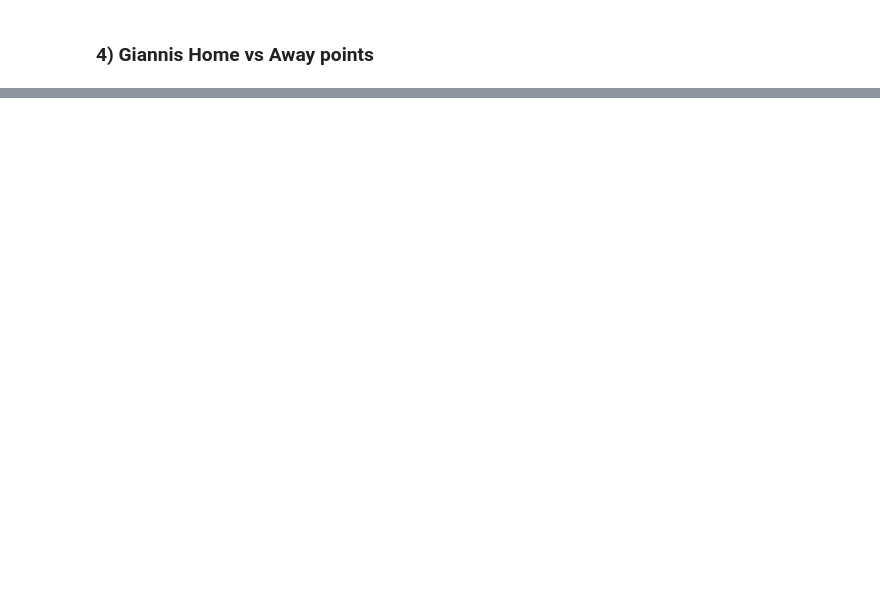
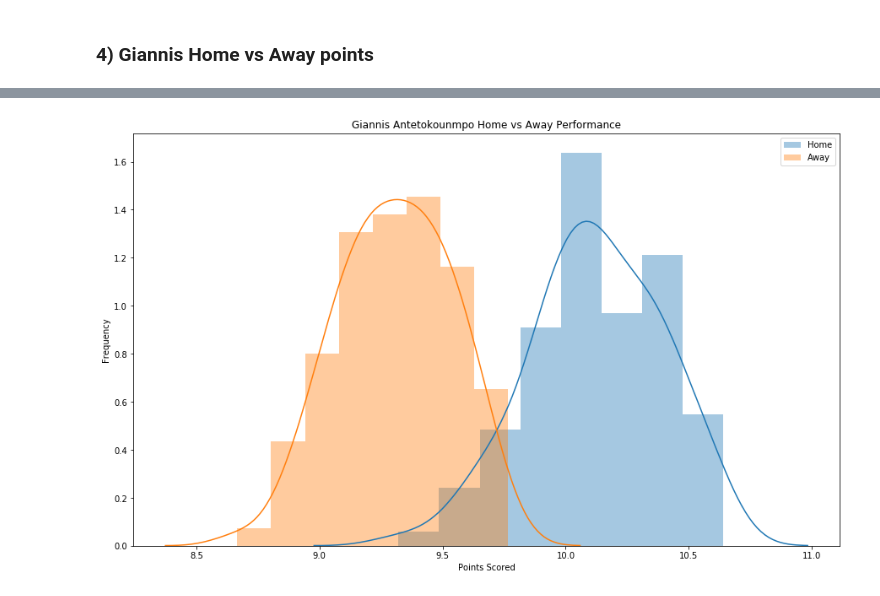
Before and after one commit to Pballer/mod3_project, a Jupyter notebook: NBA_Technical.ipynb, the cells around one changed output, grey strips where cells are left out. Cells and saved outputs as stored; diff of their text form; code cells hidden in the pictures; blank space fills up the shorter version.

```diff
--- a/NBA_Technical.ipynb
+++ b/NBA_Technical.ipynb
@@ -152,0 +204,13 @@ cohen_d(bucks_2017_final, bucks_2018_final)
+# %%
+htest_dfs = create_sample_dists(giannis_home.pts, giannis_away.pts)
+# %%
+plt.figure(figsize=(15,9))
+sns.distplot(htest_dfs[0], label='Home')
+sns.distplot(htest_dfs[1], label='Away')
+plt.legend()
+plt.ylabel('Frequency')
+plt.xlabel('Points Scored')
+plt.title('Giannis Antetokounmpo Home vs Away Performance')
+plt.savefig('img/hypo4.png')
+# %% [output]
+[figure, added]
```
Also changed, not shown: parts of 46 cells of this notebook.
